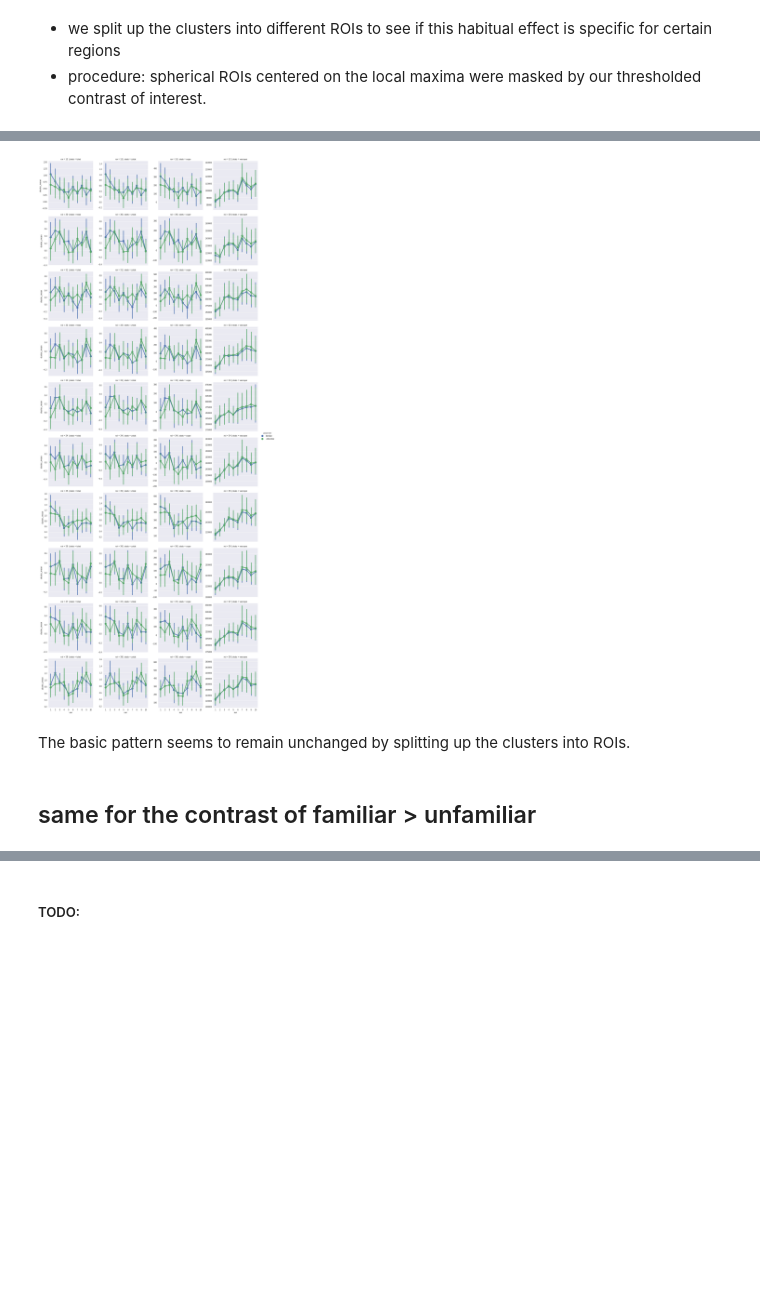
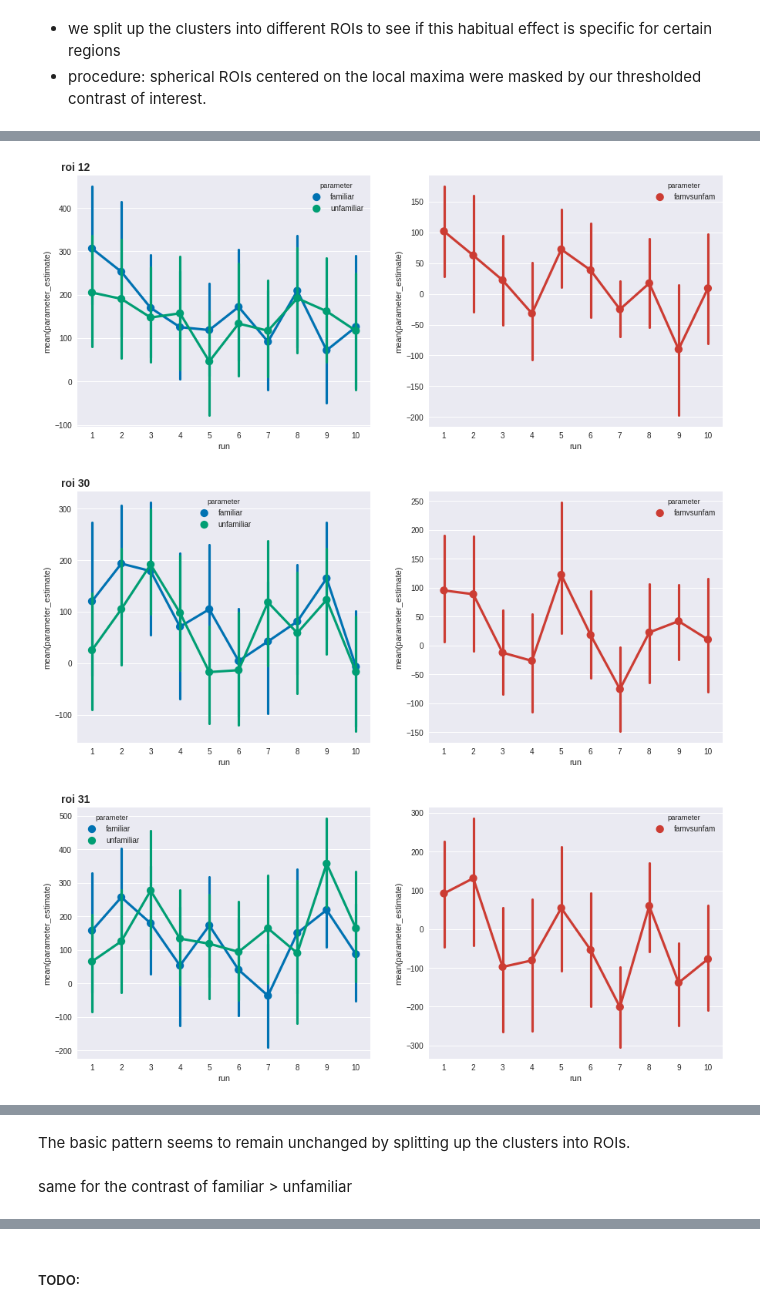
Before and after one commit to oliver-contier/famface-temporal-dynamics, a Jupyter notebook: notebooks/plot_mean_betas.ipynb, the cells around one changed output, grey strips where cells are left out. Saved outputs shown, nothing was run; the diff lists cells and outputs as text; code cells hidden in the pictures; blank space fills up the shorter version.

```diff
--- a/notebooks/plot_mean_betas.ipynb
+++ b/notebooks/plot_mean_betas.ipynb
@@ -172,0 +208,30 @@ print(df_r.tail())
+# %%
+# plot one row for each roi... which will be a lot.
+for roi in sorted(set(df_r.roi.values)):
+
+    # initiating subplots
+    fig, (ax1, ax2) = plt.subplots(ncols=2, sharey=False, figsize=(15,6))
+
+    # plot two columns
+    c1 = sns.factorplot('run', hue='parameter', y='parameter_estimate', ax=ax1, palette='colorblind',
+                        data=df_r[(df_r.stats=='cope') & (df_r.roi==roi)][(df_r.parameter == 'familiar') | (df_r.parameter=='unfamiliar')],
+                        kind='point',
+                        ci=95)
+
+    c2 = sns.factorplot('run', hue='parameter', y='parameter_estimate', ax=ax2, palette=ocred,
+                        data=df_r[(df_r.stats=='cope') & (df_r.roi==roi)][df_r.parameter == 'famvsunfam'],
+                        kind='point',
+                        ci=95)
+
+    # add roi number/name in title
+    ax1.title.set_text('roi %02d ' % roi)
+    ax1.title.set_position(xy=[0, 1])
+    ax1.title.set_fontproperties(title_font)
+
+    # close redundent subplots, that are produced for unknown reasons...
+    plt.close(c1.fig)
+    plt.close(c2.fig)
+# %% [output]
+[figure, added]
+[figure, added]
+[figure, added]
@@ -173,15 +245,14 @@ print(df_r.tail())
 # %%
-# plot rois in rows and stats in columns
-ax = sns.factorplot('run', hue='parameter', y='cluster_mean',
-                    data=df_r[(df_r.parameter == 'familiar') | (df_r.parameter=='unfamiliar')],
-                    row='roi', col='stats',
-                    sharex=True, sharey=False,
-                    kind='point', ci=95)
+## old layout
+## plot rois in rows and stats in columns
+#ax = sns.factorplot('run', hue='parameter', y='cluster_mean',
+#                    data=df_r[(df_r.parameter == 'familiar') | (df_r.parameter=='unfamiliar')],
+#                    row='roi', col='stats',
+#                    sharex=True, sharey=False,
+#                    kind='point', ci=95)
-# %% [output]
-[figure, removed]
 # %% [markdown]
 The basic pattern seems to remain unchanged by splitting up the clusters into ROIs.
 # %% [markdown]
-## same for the contrast of familiar > unfamiliar
+same for the contrast of familiar > unfamiliar
 # %%
 # plot rois in rows and stats in columns
```
Also changed, not shown: parts of 19 cells of this notebook.
